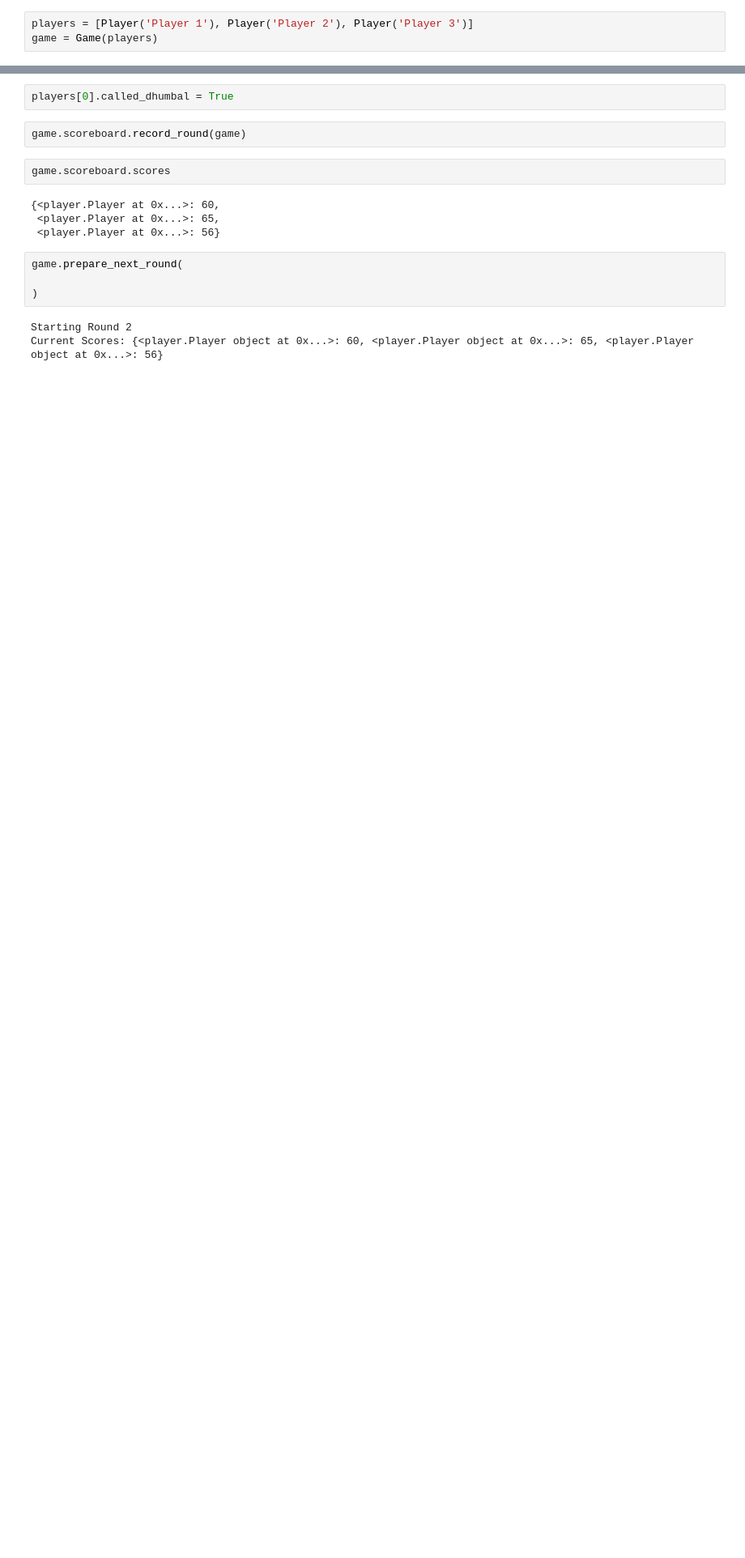
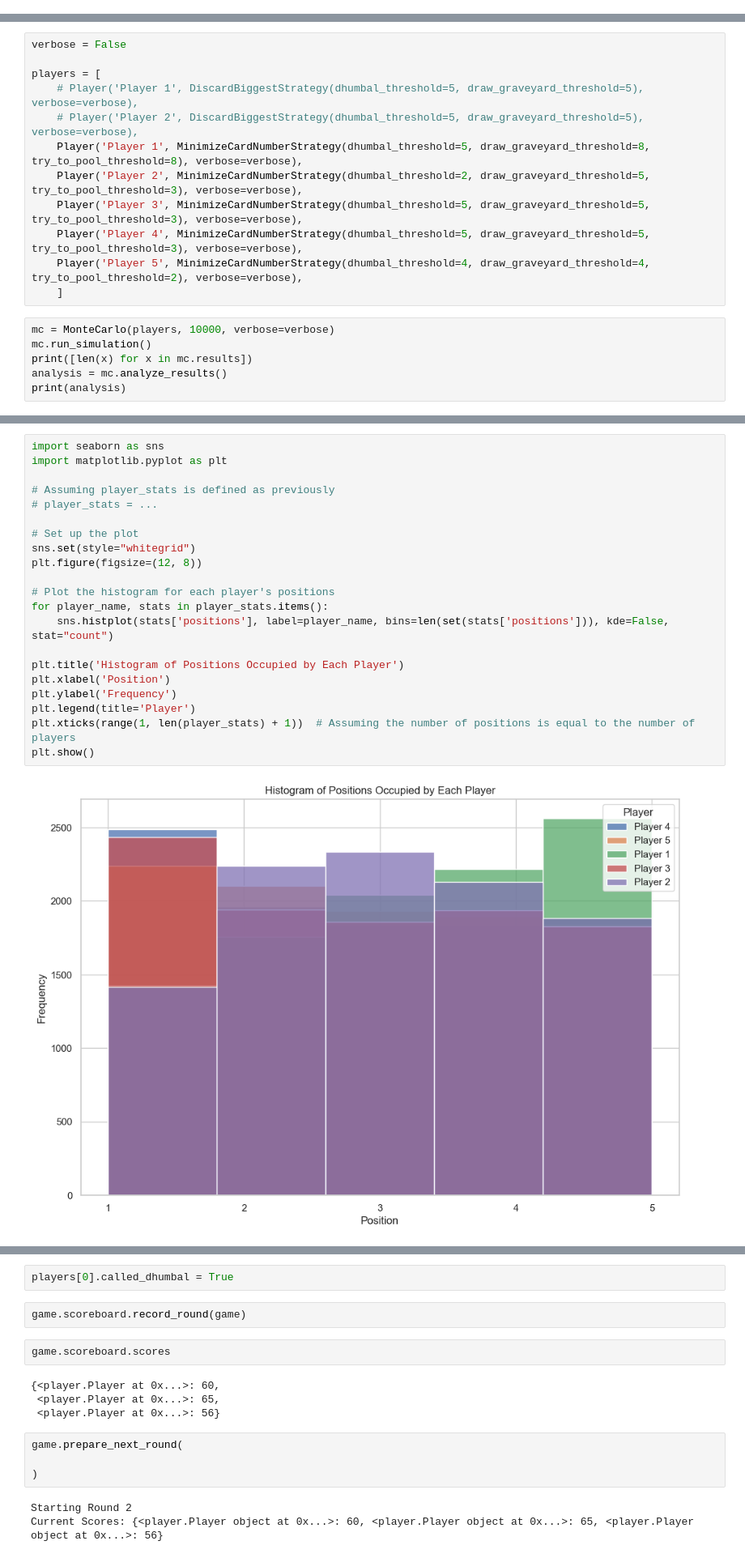
Before and after one commit to bendermist/dhumbal-montecarlo, a Jupyter notebook: dhumbal-simulations/notebooks/analysis.ipynb, the cells around one changed output, grey strips where cells are left out. Shown at 81% size. Cells and saved outputs as stored; diff of their text form; blank space fills up the shorter version.

Commit message:
analysis in notebook

```diff
--- a/dhumbal-simulations/notebooks/analysis.ipynb
+++ b/dhumbal-simulations/notebooks/analysis.ipynb
@@ -8,3 +9,0 @@ from player import Player
-# %%
-players = [Player('Player 1'), Player('Player 2'), Player('Player 3')]
-game = Game(players)
@@ -59,0 +10,18 @@ Player 3 drew card TWO♣
+# %%
+verbose = False
+
+players = [
+    # Player('Player 1', DiscardBiggestStrategy(dhumbal_threshold=5, draw_graveyard_threshold=5), verbose=verbose),
+    # Player('Player 2', DiscardBiggestStrategy(dhumbal_threshold=5, draw_graveyard_threshold=5), verbose=verbose),
+    Player('Player 1', MinimizeCardNumberStrategy(dhumbal_threshold=5, draw_graveyard_threshold=8, try_to_pool_threshold=8), verbose=verbose),
+    Player('Player 2', MinimizeCardNumberStrategy(dhumbal_threshold=2, draw_graveyard_threshold=5, try_to_pool_threshold=3), verbose=verbose),
+    Player('Player 3', MinimizeCardNumberStrategy(dhumbal_threshold=5, draw_graveyard_threshold=5, try_to_pool_threshold=3), verbose=verbose),
+    Player('Player 4', MinimizeCardNumberStrategy(dhumbal_threshold=5, draw_graveyard_threshold=5, try_to_pool_threshold=3), verbose=verbose),
+    Player('Player 5', MinimizeCardNumberStrategy(dhumbal_threshold=4, draw_graveyard_threshold=4, try_to_pool_threshold=2), verbose=verbose),
+    ]
+# %%
+mc = MonteCarlo(players, 10000, verbose=verbose)
+mc.run_simulation()
+print([len(x) for x in mc.results])
+analysis = mc.analyze_results()
+print(analysis)
@@ -59,0 +89,23 @@ Player 3 drew card TWO♣
+# %%
+import seaborn as sns
+import matplotlib.pyplot as plt
+
+# Assuming player_stats is defined as previously
+# player_stats = ...
+
+# Set up the plot
+sns.set(style="whitegrid")
+plt.figure(figsize=(12, 8))
+
+# Plot the histogram for each player's positions
+for player_name, stats in player_stats.items():
+    sns.histplot(stats['positions'], label=player_name, bins=len(set(stats['positions'])), kde=False, stat="count")
+
+plt.title('Histogram of Positions Occupied by Each Player')
+plt.xlabel('Position')
+plt.ylabel('Frequency')
+plt.legend(title='Player')
+plt.xticks(range(1, len(player_stats) + 1))  # Assuming the number of positions is equal to the number of players
+plt.show()
+# %% [output]
+[figure, added]
```
Also changed, not shown: parts of 18 cells of this notebook, 5 other files.
